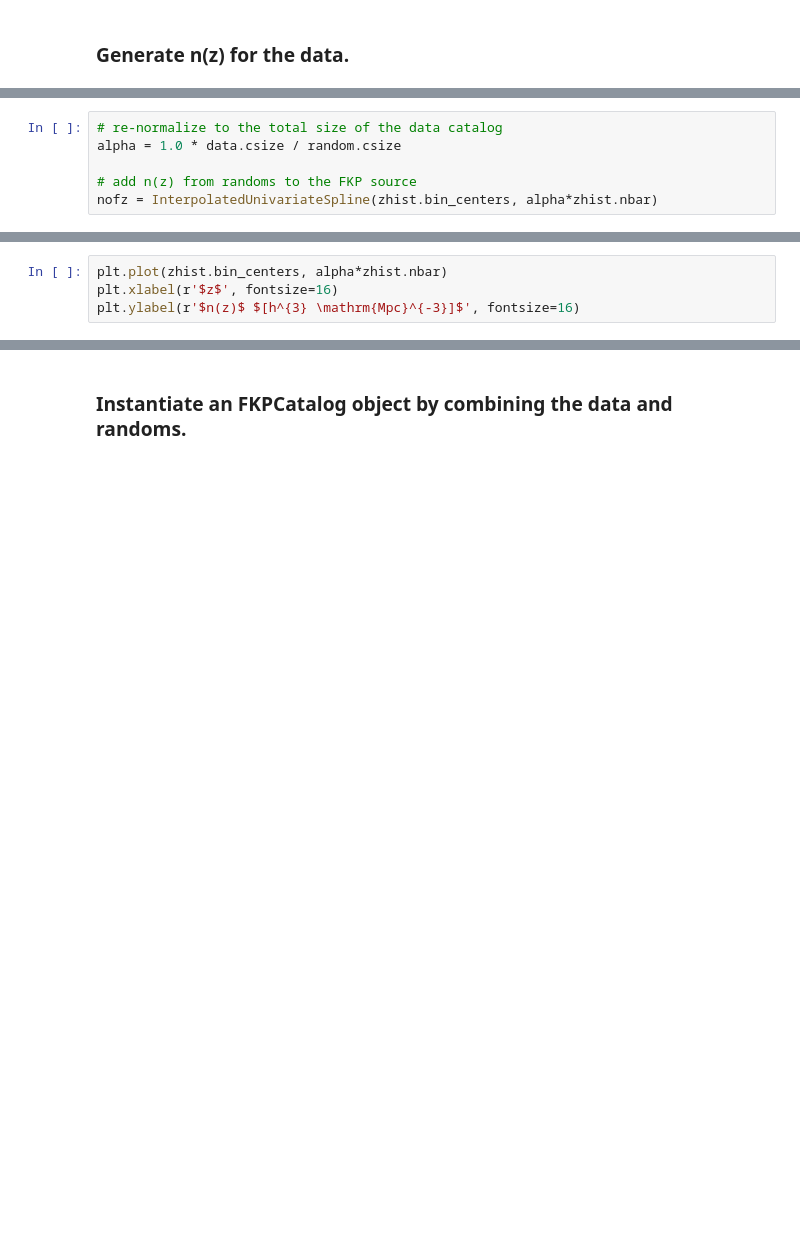
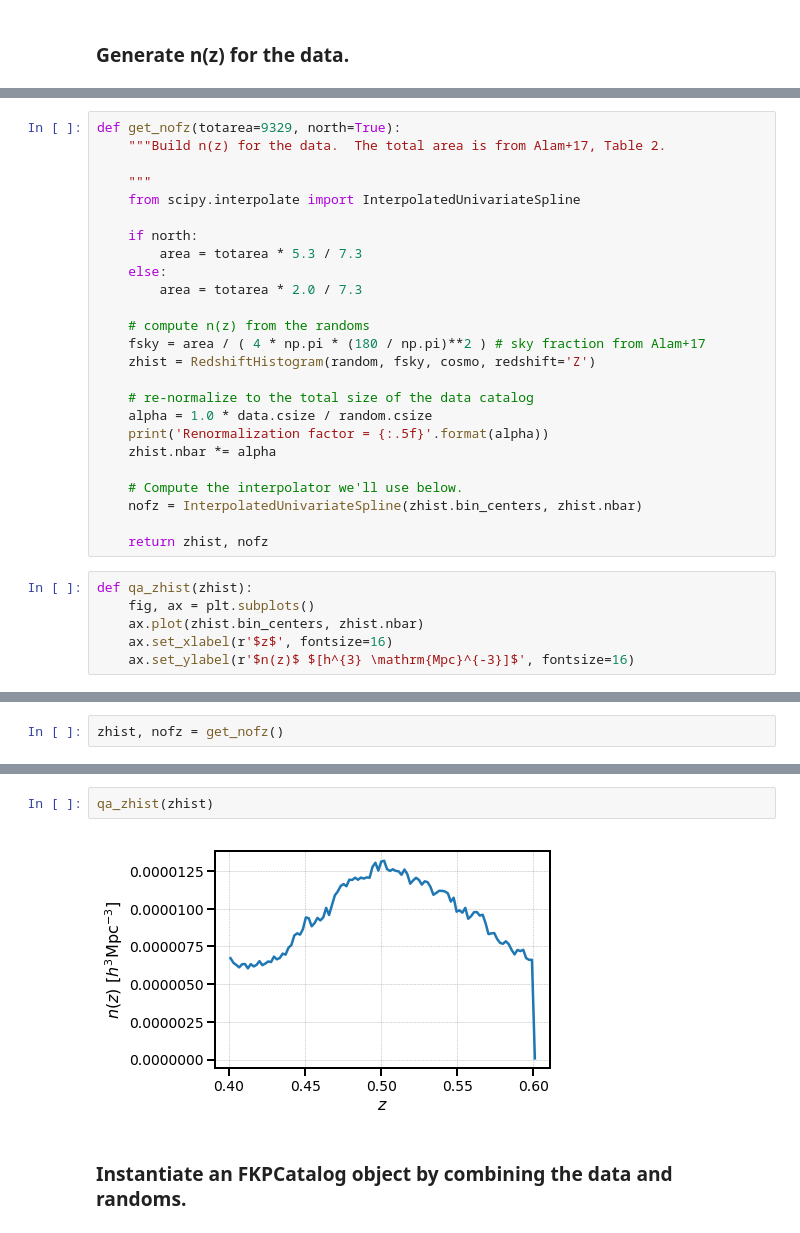
Before and after one commit to moustakas/siena-astrophysics, a Jupyter notebook: research/lss/boss-nbodykit.ipynb, the cells around one changed output, grey strips where cells are left out. Cells and saved outputs as stored; diff of their text form; blank space fills up the shorter version.

```diff
--- a/research/lss/boss-nbodykit.ipynb
+++ b/research/lss/boss-nbodykit.ipynb
@@ -77,6 +134,0 @@ KeyboardInterrupt:
-# %%
-# re-normalize to the total size of the data catalog
-alpha = 1.0 * data.csize / random.csize
-
-# add n(z) from randoms to the FKP source
-nofz = InterpolatedUnivariateSpline(zhist.bin_centers, alpha*zhist.nbar)
@@ -85,4 +135,31 @@ NameError: name 'InterpolatedUnivariateSpline' is not defined
+# %%
+def get_nofz(totarea=9329, north=True):
+    """Build n(z) for the data.  The total area is from Alam+17, Table 2.
+
+    """
+    from scipy.interpolate import InterpolatedUnivariateSpline
+
+    if north:
+        area = totarea * 5.3 / 7.3
+    else:
+        area = totarea * 2.0 / 7.3
+
+    # compute n(z) from the randoms
+    fsky = area / ( 4 * np.pi * (180 / np.pi)**2 ) # sky fraction from Alam+17
+    zhist = RedshiftHistogram(random, fsky, cosmo, redshift='Z')
+
+    # re-normalize to the total size of the data catalog
+    alpha = 1.0 * data.csize / random.csize
+    print('Renormalization factor = {:.5f}'.format(alpha))
+    zhist.nbar *= alpha
+
+    # Compute the interpolator we'll use below.
+    nofz = InterpolatedUnivariateSpline(zhist.bin_centers, zhist.nbar)
+
+    return zhist, nofz
 # %%
-plt.plot(zhist.bin_centers, alpha*zhist.nbar)
-plt.xlabel(r'$z$', fontsize=16)
-plt.ylabel(r'$n(z)$ $[h^{3} \mathrm{Mpc}^{-3}]$', fontsize=16)
+def qa_zhist(zhist):
+    fig, ax = plt.subplots()
+    ax.plot(zhist.bin_centers, zhist.nbar)
+    ax.set_xlabel(r'$z$', fontsize=16)
+    ax.set_ylabel(r'$n(z)$ $[h^{3} \mathrm{Mpc}^{-3}]$', fontsize=16)
@@ -90,0 +166,2 @@ help(InterpolatedUnivariateSpline)
+# %%
+zhist, nofz = get_nofz()
@@ -91,2 +173,6 @@ help(InterpolatedUnivariateSpline)
+# %%
+qa_zhist(zhist)
+# %% [output]
+[figure, added]
 # %% [markdown]
 ### Instantiate an FKPCatalog object by combining the data and randoms.
```
Also changed, not shown: parts of 31 cells of this notebook.
